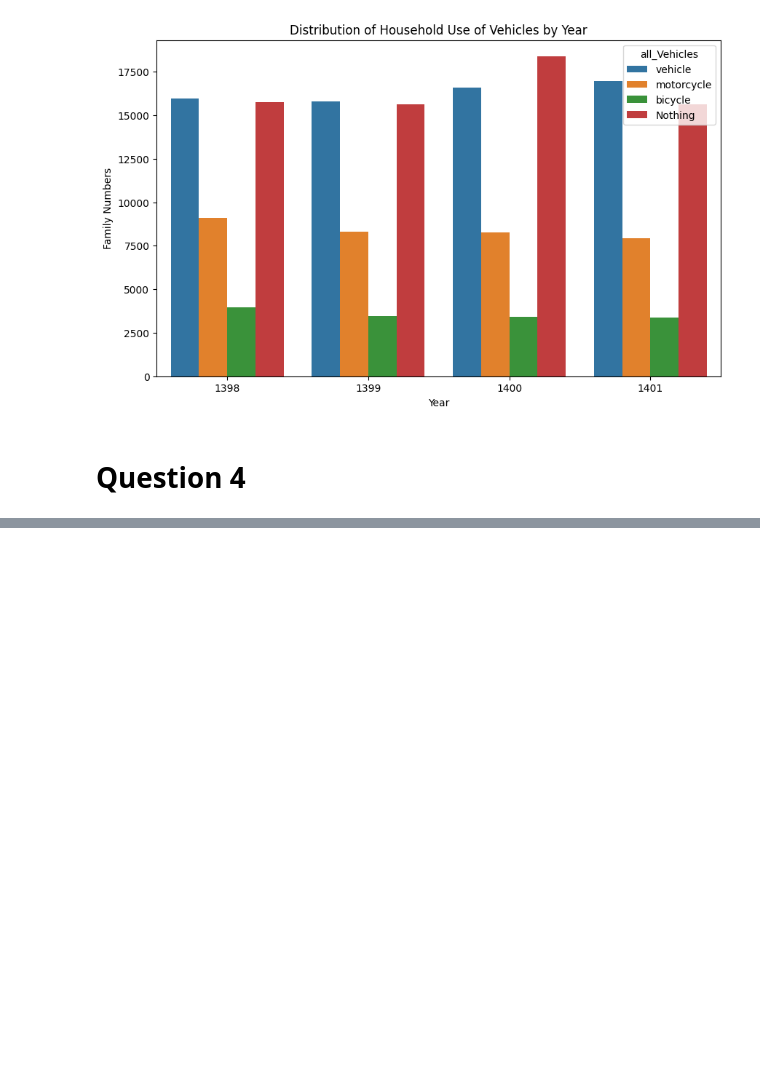
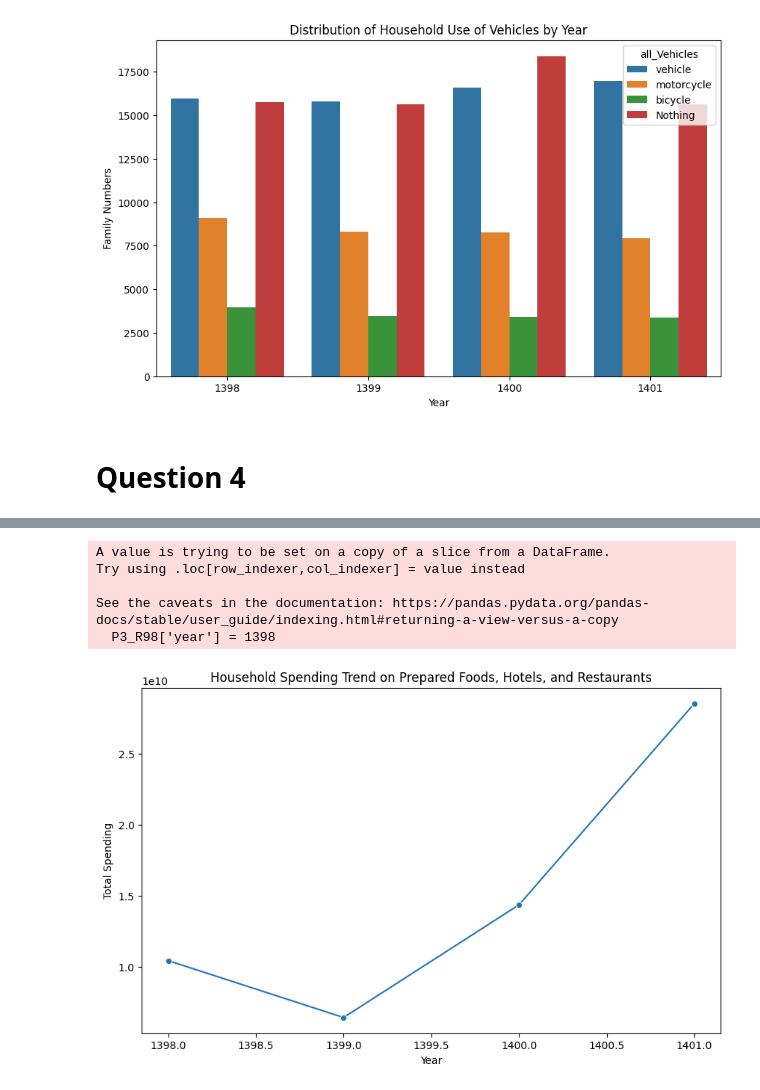
Before and after one commit to AmirmahdiGolahmar/Iranian_HEIS, a Jupyter notebook: statistic/statistics_part1_2.ipynb, the cells around one changed output, grey strips where cells are left out. Saved outputs shown, nothing was run; the diff lists cells and outputs as text; code cells hidden in the pictures; blank space fills up the shorter version.

```diff
--- a/statistic/statistics_part1_2.ipynb
+++ b/statistic/statistics_part1_2.ipynb
@@ -17,12 +17,12 @@ True
 #all datasets
 all_files_name = ["R98.xlsx", "R99.xlsx", "R1400.xlsx", "R1401.xlsx", "U98.xlsx", "U99.xlsx", "U1400.xlsx", "U1401.xlsx"]
 path_data = "/Users/zeinab/Downloads/Project1_data/"
-Year = "U1401"
+Year = "R98"
 # %%
 # #Read all sheets for a Year
 # data = pd.read_excel(path_data + all_files_name[4], Year + 'Data')
-P1 = pd.read_excel(path_data + all_files_name[7], Year + 'P1')
-P2 = pd.read_excel(path_data + all_files_name[7], Year + 'P2')
+# P1 = pd.read_excel(path_data + all_files_name[7], Year + 'P1')
+# P2 = pd.read_excel(path_data + all_files_name[7], Year + 'P2')
 # P3S01 = pd.read_excel(path_data + all_files_name[3], Year + 'P3S01')
 # P3S02 = pd.read_excel(path_data + all_files_name[3], Year + 'P3S02')
 # P3S03 = pd.read_excel(path_data + all_files_name[3], Year + 'P3S03')
@@ -32,7 +32,7 @@ P2 = pd.read_excel(path_data + all_files_name[7], Year + 'P2')
 # P3S07 = pd.read_excel(path_data + all_files_name[3], Year + 'P3S07')
 # P3S08 = pd.read_excel(path_data + all_files_name[3], Year + 'P3S08')
 # P3S09 = pd.read_excel(path_data + all_files_name[3], Year + 'P3S09')
-# P3S11 = pd.read_excel(path_data + all_files_name[3], Year + 'P3S11')
+P3S11 = pd.read_excel(path_data + all_files_name[0], Year + 'P3S11')
 # P3S12 = pd.read_excel(path_data + all_files_name[3], Year + 'P3S12')
 # P3S13 = pd.read_excel(path_data + all_files_name[3], Year + 'P3S13')
 # P3S14 = pd.read_excel(path_data + all_files_name[3], Year + 'P3S14')
@@ -228,0 +209,22 @@ plt.show()
+# %%
+P3_R98 =P3S11[P3S11.purchased == 1]
+# %%
+# بارگذاری داده‌ها از فایل‌های مختلف و افزودن ستون سال
+P3_U98['year'] = 1398
+P3_R98['year'] = 1398
+df_1398 = pd.concat([P3_U98, P3_R98])
+
+P3_R99['year'] = 1399
+P3_U99['year'] = 1399
+df_1399 = pd.concat([P3_U99, P3_R99])
+
+P3_R1400['year'] = 1400
+P3_U1400['year'] = 1400
+df_1400 = pd.concat([P3_U1400, P3_R1400])
+
+P3_R1401['year'] = 1401
+P3_U1401['year'] = 1401
+df_1401 = pd.concat([P3_U1401, P3_R1401])
+
+# ادغام داده‌های همه سال‌ها در یک DataFrame واحد
+df = pd.concat([df_1398, df_1399, df_1400, df_1401])
@@ -228,0 +247,21 @@ plt.show()
+# %%
+# محاسبه مجموع هزینه برای هر سال
+yearly_expenses = df.groupby('year')['value'].sum().reset_index()
+
+# رسم نمودار ترند هزینه
+plt.figure(figsize=(10, 6))
+sns.lineplot(x='year', y='value', data=yearly_expenses, marker='o')
+
+# تنظیم عنوان و برچسب‌ها
+plt.title('Household Spending Trend on Prepared Foods, Hotels, and Restaurants')
+plt.xlabel('Year')
+plt.ylabel('Total Spending')
+# نمایش نمودار
+plt.show()
+# %% [output]
+A value is trying to be set on a copy of a slice from a DataFrame.
+Try using .loc[row_indexer,col_indexer] = value instead
+
+See the caveats in the documentation: https://pandas.pydata.org/pandas-docs/stable/user_guide/indexing.html#returning-a-view-versus-a-copy
+  P3_R98['year'] = 1398
+[figure, added]
```
Also changed, not shown: parts of 7 cells of this notebook, 1 other file.
